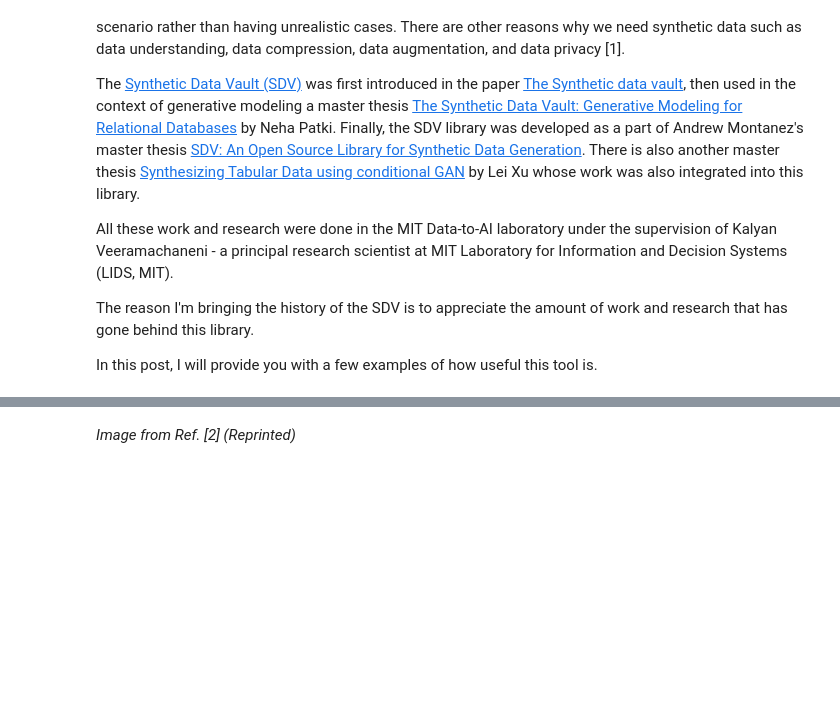
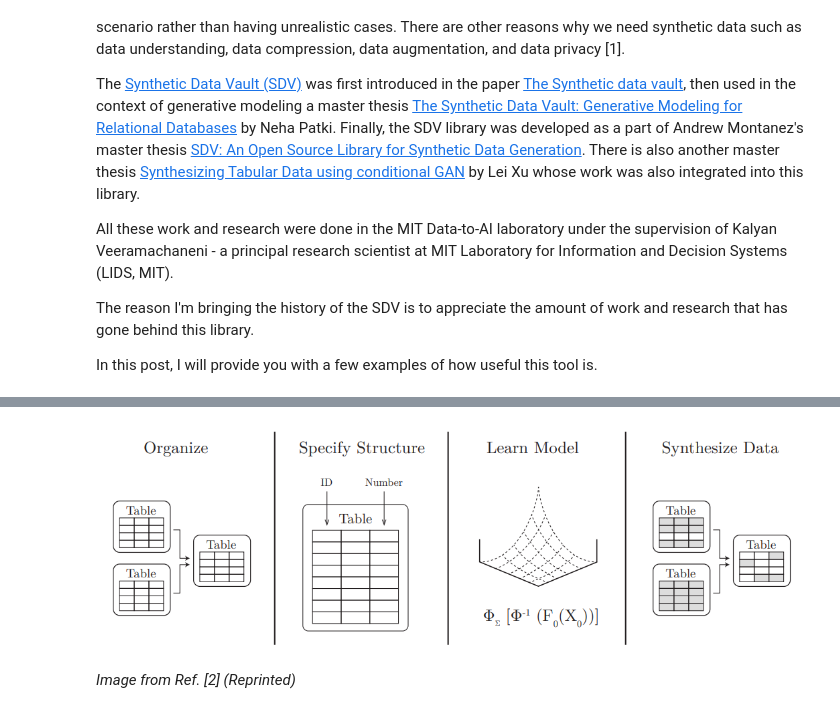
Before and after one commit to e-alizadeh/data-science-blog, a Jupyter notebook: notebooks/SDV/SDV.ipynb, the cells around one changed output, grey strips where cells are left out. Saved outputs shown, nothing was run; the diff lists cells and outputs as text; code cells hidden in the pictures; blank space fills up the shorter version.

```diff
--- a/notebooks/SDV/SDV.ipynb
+++ b/notebooks/SDV/SDV.ipynb
@@ -42,3 +31,8 @@ display.Image(b64decode(image))
+# %%
+from IPython import display
+display.Image("https://www.ealizadeh.com/wp-content/uploads/2020/11/Bp04_SDV_workflow_reprinted.png")
+# %% [output]
+[figure, added]
 # %% [markdown]
    _Image from Ref. [2] (Reprinted)_
 # %%
```
Also changed, not shown: parts of 3 cells of this notebook.
